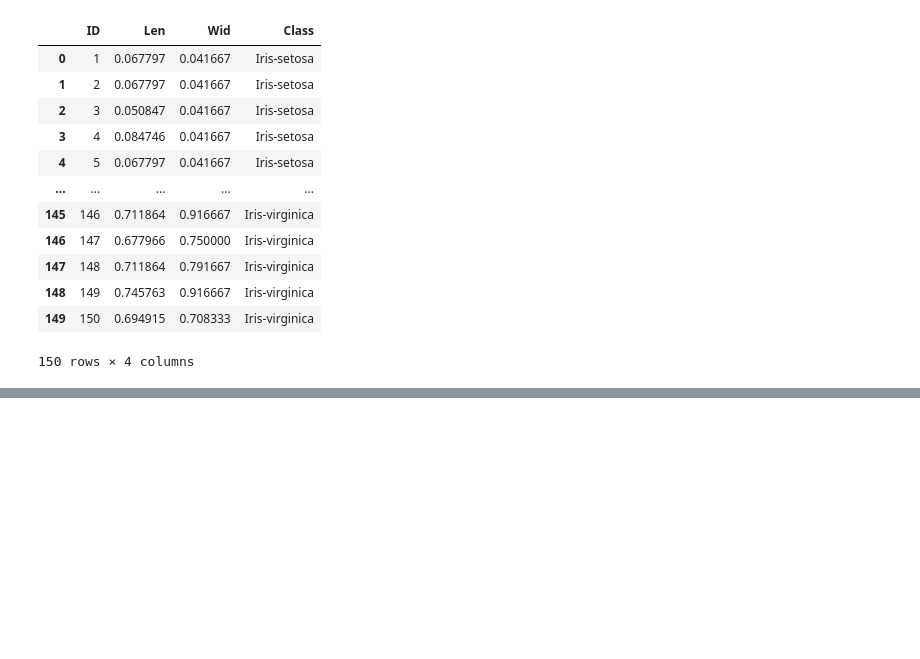
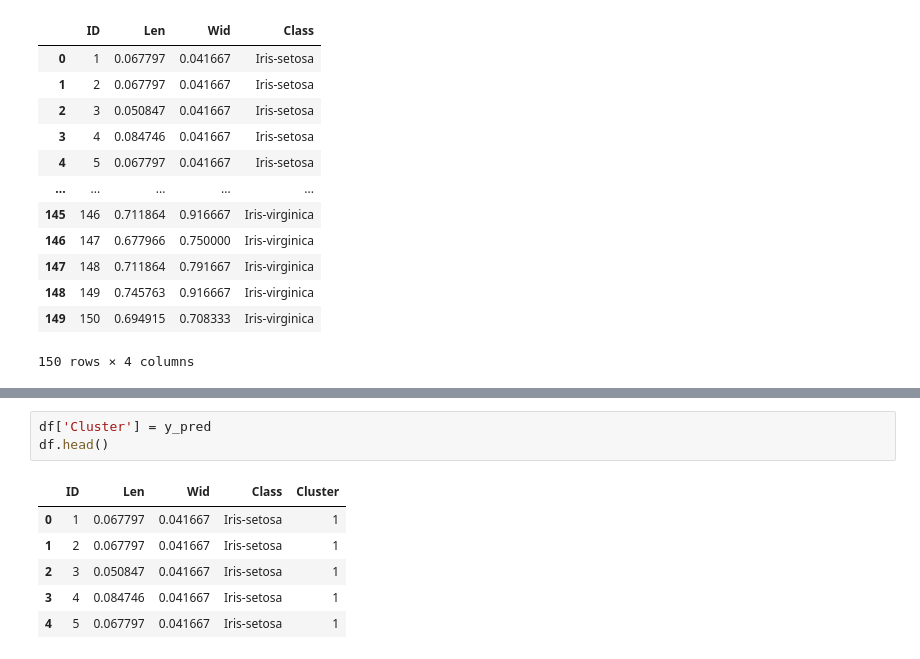
Before and after one commit to loganrane/MachineLearning101, a Jupyter notebook: Projects/KMeans on Iris DataSet.ipynb, the cells around one changed output, grey strips where cells are left out. Cells and saved outputs as stored; diff of their text form; blank space fills up the shorter version.

```diff
--- a/Projects/KMeans on Iris DataSet.ipynb
+++ b/Projects/KMeans on Iris DataSet.ipynb
@@ -86,0 +98,10 @@ df
+# %%
+df['Cluster'] = y_pred
+df.head()
+# %% [output]
+|  | ID | Len | Wid | Class | Cluster |
+| 0 | 1 | 0.067797 | 0.041667 | Iris-setosa | 1 |
+| 1 | 2 | 0.067797 | 0.041667 | Iris-setosa | 1 |
+| 2 | 3 | 0.050847 | 0.041667 | Iris-setosa | 1 |
+| 3 | 4 | 0.084746 | 0.041667 | Iris-setosa | 1 |
+| 4 | 5 | 0.067797 | 0.041667 | Iris-setosa | 1 |
```
Also changed, not shown: parts of 2 cells of this notebook.
